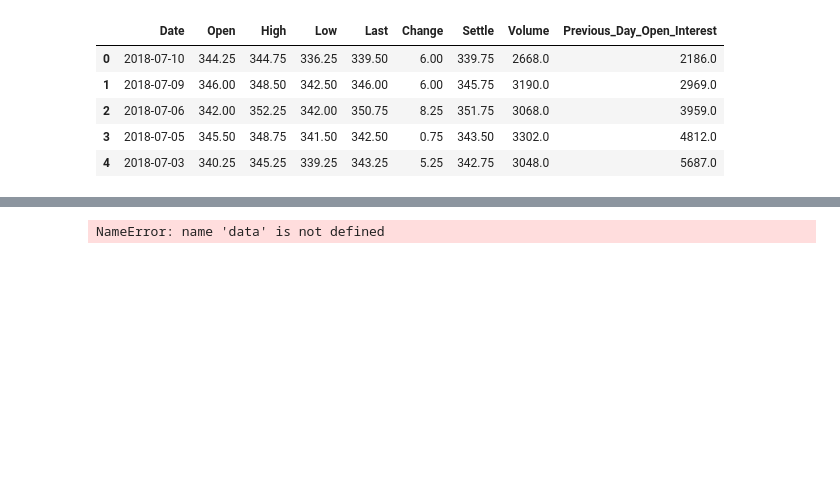
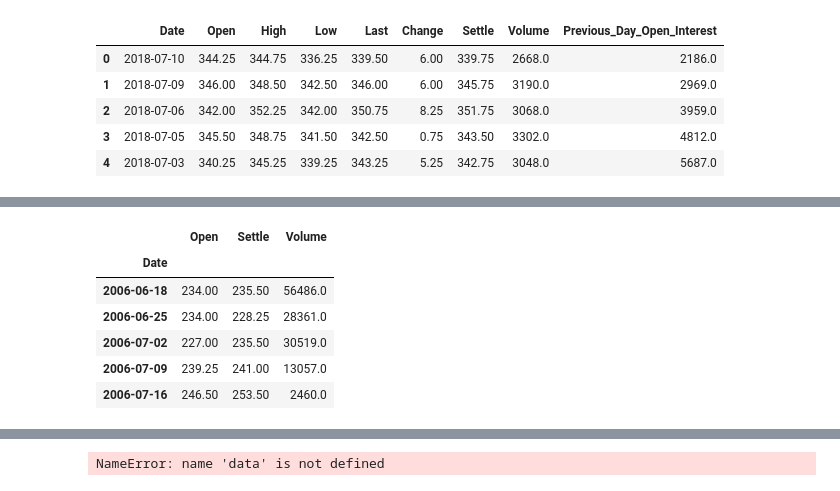
Before and after one commit to zmarozas/machine-learning, a Jupyter notebook: udacity-mlnd/grains_futures_prices_prognosticator/grains_futures_prices_prognosticator.ipynb, the cells around one changed output, grey strips where cells are left out. Saved outputs shown, nothing was run; the diff lists cells and outputs as text; code cells hidden in the pictures; blank space fills up the shorter version.

```diff
--- a/udacity-mlnd/grains_futures_prices_prognosticator/grains_futures_prices_prognosticator.ipynb
+++ b/udacity-mlnd/grains_futures_prices_prognosticator/grains_futures_prices_prognosticator.ipynb
@@ -65,3 +66,17 @@ df_fut.head()
+# %%
+s_open =df_fut['Open'].resample('W').first()
+s_settle =df_fut['Settle'].resample('W').last()
+s_volume =df_fut['Volume'].resample('W').last()
+df_fut_weekly = pd.concat([s_open, s_settle,s_volume], axis=1)
+df_fut_weekly.head()
+# %% [output]
+|  | Open | Settle | Volume |
+| Date |  |  |  |
+| 2006-06-18 | 234.00 | 235.50 | 56486.0 |
+| 2006-06-25 | 234.00 | 228.25 | 28361.0 |
+| 2006-07-02 | 227.00 | 235.50 | 30519.0 |
+| 2006-07-09 | 239.25 | 241.00 | 13057.0 |
+| 2006-07-16 | 246.50 | 253.50 | 2460.0 |
 # %%
 df_fut.info()
 # %% [output]
```
Also changed, not shown: parts of 4 cells of this notebook.
